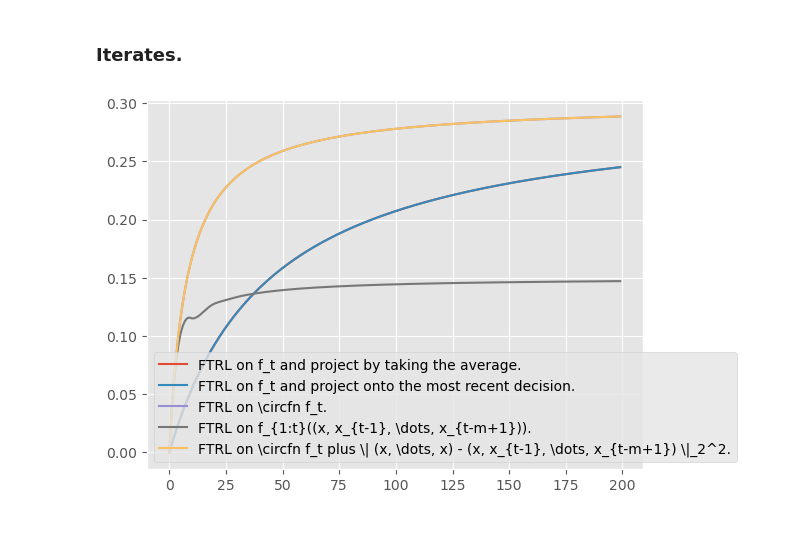
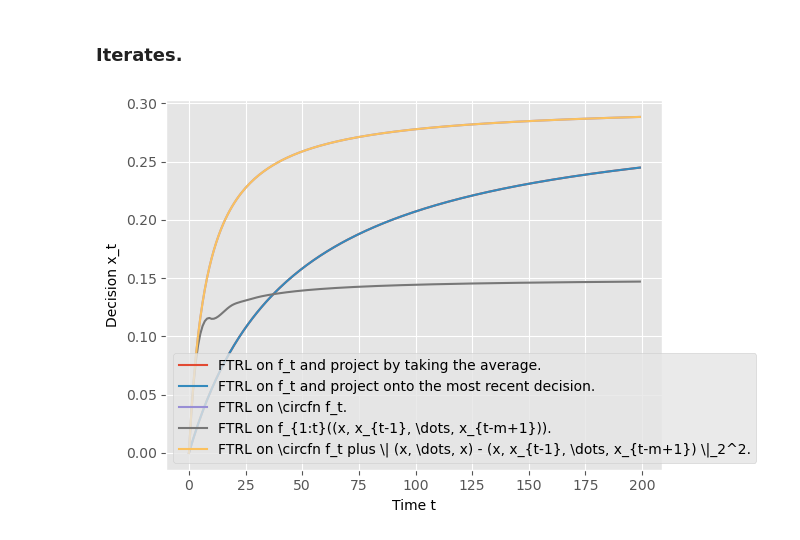
Before and after one commit to sdean-group/oco-with-memory-code, a Jupyter notebook: experiment.ipynb, the cells around one changed output. Saved outputs shown, nothing was run; the diff lists cells and outputs as text; code cells hidden in the pictures.

```diff
--- a/experiment.ipynb
+++ b/experiment.ipynb
@@ -32,8 +35,8 @@ T = 200
 # %% [markdown]
 # Create loss functions.
 # %%
-l_fn = loss_functions.create_rademacher_functions(T, m)
-l_fn = loss_functions.functions_0(T, m)
+l_fn = loss_functions.average_of_past_decisions_with_rademacher_signs(T, m)
+l_fn = loss_functions.square_diff_around_fixed_point(T, m)
 # %% [markdown]
 # Find the benchmark.
 # %%
@@ -206,8 +209,10 @@ plt.show()
 # %%
 for (i, mode) in enumerate(algorithms.mode_strs):
     label = algorithms.mode_strs[mode]
     plt.plot([res.x for res in l_ftrl_res[i][:]], label = label, alpha = l_alpha[i])
+plt.xlabel('Time t')
+plt.ylabel('Decision x_t')
 plt.legend()
 plt.show()
 # %% [output]
-[figure, old version]
+[figure, new version]
```
Also changed, not shown: parts of 8 cells of this notebook, 1 other file.
